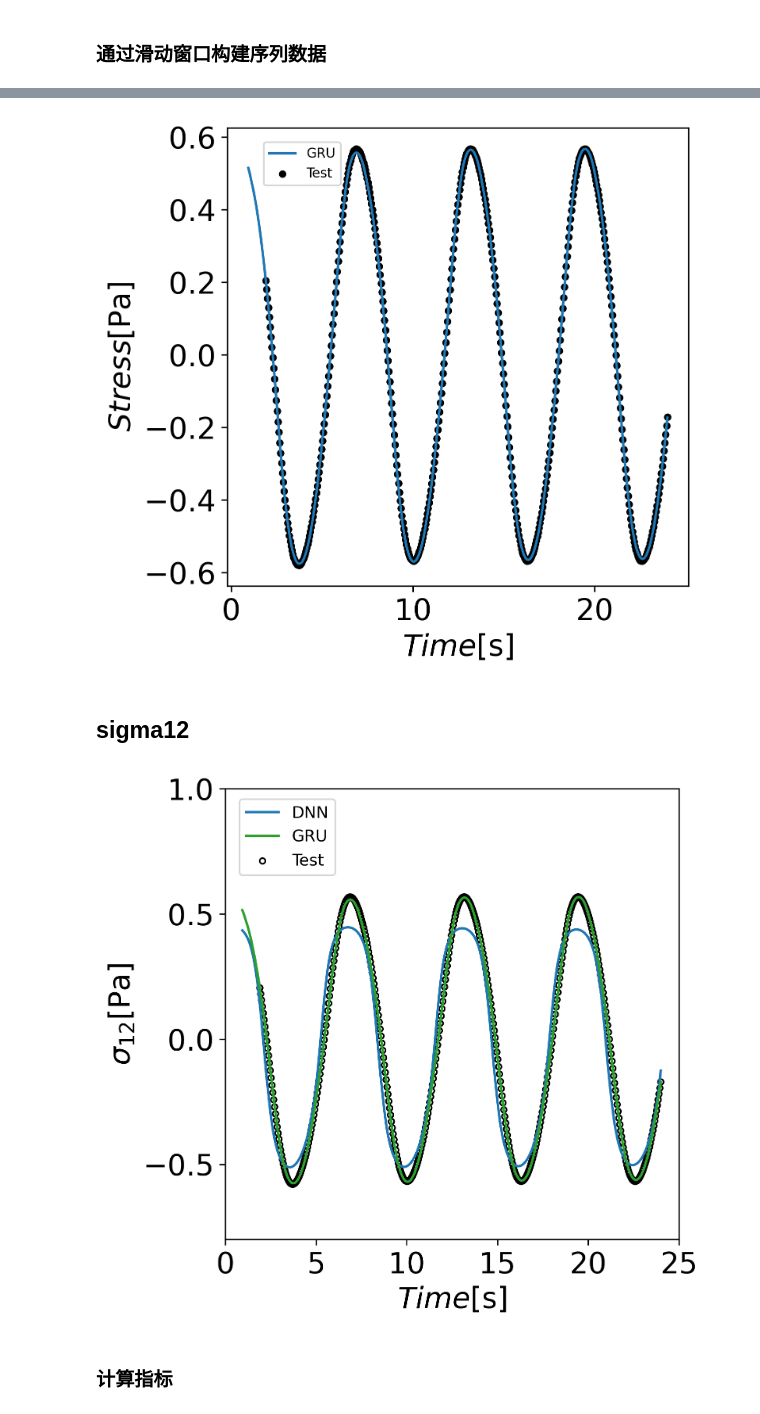
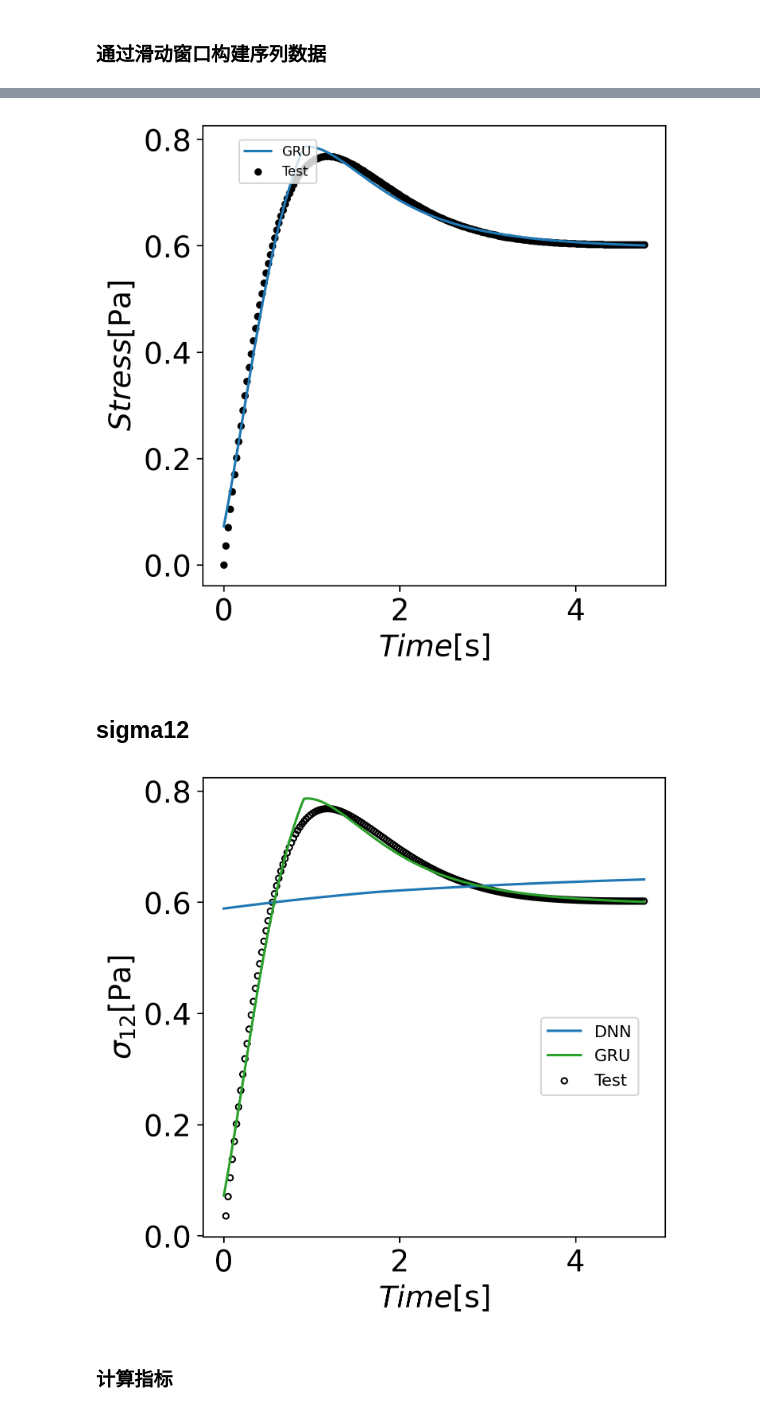
Before and after one commit to xiaolihuamao/Constitutive_Equation, a Jupyter notebook: stress_strain_fitting/gru_giesekus.ipynb, the cells around one changed output, grey strips where cells are left out. Cells and saved outputs as stored; diff of their text form; code cells hidden in the pictures.

Commit message:
add linear giesukus

```diff
--- a/stress_strain_fitting/gru_giesekus.ipynb
+++ b/stress_strain_fitting/gru_giesekus.ipynb
@@ -48,7 +48,7 @@ random.seed(SEED)
 
 df = {}
 # 读取数据
-url = 'data/giesekus_model_train_data.xlsx'
+url = 'data/giesekus_model_test_data.xlsx'
 
 df = pd.read_excel(url, sheet_name=None)
 data_HF = [[k, v] for k, v in df.items()]  # k is the sheet name, v is the pandas df
@@ -56,7 +56,10 @@ data_HF = [[k, v] for k, v in df.items()]  # k is the sheet name, v is the panda
 data_train=pd.DataFrame()
 data_valid=pd.DataFrame()
 for i, (sheet_name, sheet_data) in enumerate(data_HF):
-    if i==0:
+    if i==3:
+        # 假设 sheet_data 是一个 DataFrame
+        half_length = len(sheet_data) // 5
+        sheet_data = sheet_data.iloc[:half_length]
         data_valid=sheet_data
         data_train=pd.concat([data_train, sheet_data], ignore_index=True)
 
@@ -107,7 +110,7 @@ Xy_data_HF shape: torch.Size([1000, 5])
 ### 通过滑动窗口构建序列数据
 # %%
 # 定义时间步长
-time_steps = 40
+time_steps = 1
 # 动态窗口实现
 def create_dynamic_window(data, time_steps):
     """
@@ -393,13 +396,13 @@ X_data_valid = X_data_valid.to(device)  # 将验证集输入数据移动到 GPU
 y_data_valid = y_data_valid.to(device)  # 将验证集标签数据移动到 GPU
 # %%
 # 定义学习率调度器
-lr = 1e-2
+lr = 1e-4
 optimizer = optim.Adam(list(model.parameters()), lr=lr)
 scheduler = ReduceLROnPlateau(optimizer, mode='min', factor=0.5, patience=5, verbose=True)
-batch=10000
+batch=50
 # 定义训练模式
 mode = 'PyTorch_optimizer'
-N = int(1000) + 1  # 训练迭代次数
+N = int(3000) + 1  # 训练迭代次数
 
 try:
     runtime
@@ -464,7 +467,7 @@ colors = {
 fig, ax = plt.subplots(figsize=(5, 5), dpi=300)
 # 计算等间隔的索引
 num_points = len(data_valid)
-step = max(1, num_points//500)  # 确保步长至少为1
+step = max(1, num_points//50000)  # 确保步长至少为1
 sampled_indices = range(1, num_points, step)
 
 # 按等间隔取点
@@ -480,7 +483,7 @@ y_MF_denorm = y_MF * (y_max - y_min) + y_min
     # 绘制数据
 ax.plot(data_valid['Time'].values[time_steps-1:], y_MF_denorm[:,2], color=colors['blue'],label='GRU')
 
-ax.scatter(sampled_test_data['Time'].values[time_steps-1:], sampled_test_data['σ12'].values[time_steps-1:], color=colors['black'], marker='o',
+ax.scatter(data_valid['Time'].values, data_valid['σ12'].values, color=colors['black'], marker='o',
             label='Test',s=12)
 
 
@@ -496,5 +499,5 @@ legend = ax.legend(fontsize=8, loc='lower right', bbox_to_anchor=(0.26, 0.86))
 #ax.invert_xaxis()
 plt.show()
 # %% [output]
-[figure, old version]
+[figure, new version]
 # %%
@@ -509,8 +512,9 @@ torch.cuda.empty_cache()
 # %% [markdown]
 ## sigma12
 # %%
-model_dnn_12=torch.load('model/giesukus_dnn_sigma12.pth')
-model_gru_12=torch.load('model/giesukus_gru_sigma12.pth')
+
+model_dnn_12=torch.load('model/giesukus_dnn_linear.pth')
+model_gru_12=torch.load('model/giesukus_gru_linear.pth')
 model_dnn_12.eval()
 model_gru_12.eval()
 plt.rc('font', size=18)
@@ -542,39 +546,38 @@ sampled_indices = range(1, num_points, step)
 # 按等间隔取点
 sampled_test_data = data_valid.iloc[sampled_indices]
 y_dnn = model_dnn_12(X_data_valid)
 y_gru = model_gru_12(X_data_valid)
 # 反归一化 y_MF
 y_dnn=y_dnn.cpu().detach().numpy()
 y_gru=y_gru.cpu().detach().numpy()
 # 提取后三列的归一化参数
 y_min = scaler.data_min_[-3:]  # 后三列的最小值
 y_max = scaler.data_max_[-3:]  # 后三列的最大值
 # 手动反归一化
 y_dnn_denorm = y_dnn * (y_max - y_min) + y_min
 y_gru_denorm = y_gru * (y_max - y_min) + y_min
-    # 绘制数据
 ax.plot(data_valid['Time'].values[time_steps-1:], y_dnn_denorm[:,2], color=colors['blue'],label='DNN')
 ax.plot(data_valid['Time'].values[time_steps-1:], y_gru_denorm[:,2], color=colors['green'],label='GRU')
 
-ax.scatter(sampled_test_data['Time'].values[time_steps-1:], sampled_test_data['σ12'].values[time_steps-1:], color=colors['black'], marker='o',
+ax.scatter(sampled_test_data['Time'].values, sampled_test_data['σ12'].values, color=colors['black'], marker='o',
             label='Test',s=12,facecolors='none')
 
 
 
 # ax.axvspan(1, 100, color='gray', alpha=0.2) 突出标记
 # ax.set_xscale('log')
 #ax.set_yscale('log')
 ax.set_ylabel('$\sigma_{12}$$\mathrm{[Pa]}$')
 ax.set_xlabel('$Time$[s]')
 # 设置 x 轴和 y 轴的范围
-ax.set_xlim(0, 25)  # x 轴范围从 0 到 6
-ax.set_ylim(-0.8, 1)  # y 轴范围从 0 到 30
+#ax.set_xlim(0, 25)  # x 轴范围从 0 到 6
+#ax.set_ylim(-0.8, 1)  # y 轴范围从 0 到 30
 # 调整图例的大小和位置
-legend = ax.legend(fontsize=10, loc='lower right', bbox_to_anchor=(0.26, 0.79))
+legend = ax.legend(fontsize=10, loc='lower right', bbox_to_anchor=(0.96, 0.29))
 #ax.invert_xaxis()
 plt.show()
 # %% [output]
-[figure, old version]
+[figure, new version]
 # %% [markdown]
 ### 计算指标
 # %%
```
Also changed, not shown: parts of 7 cells of this notebook, 3 other files.
